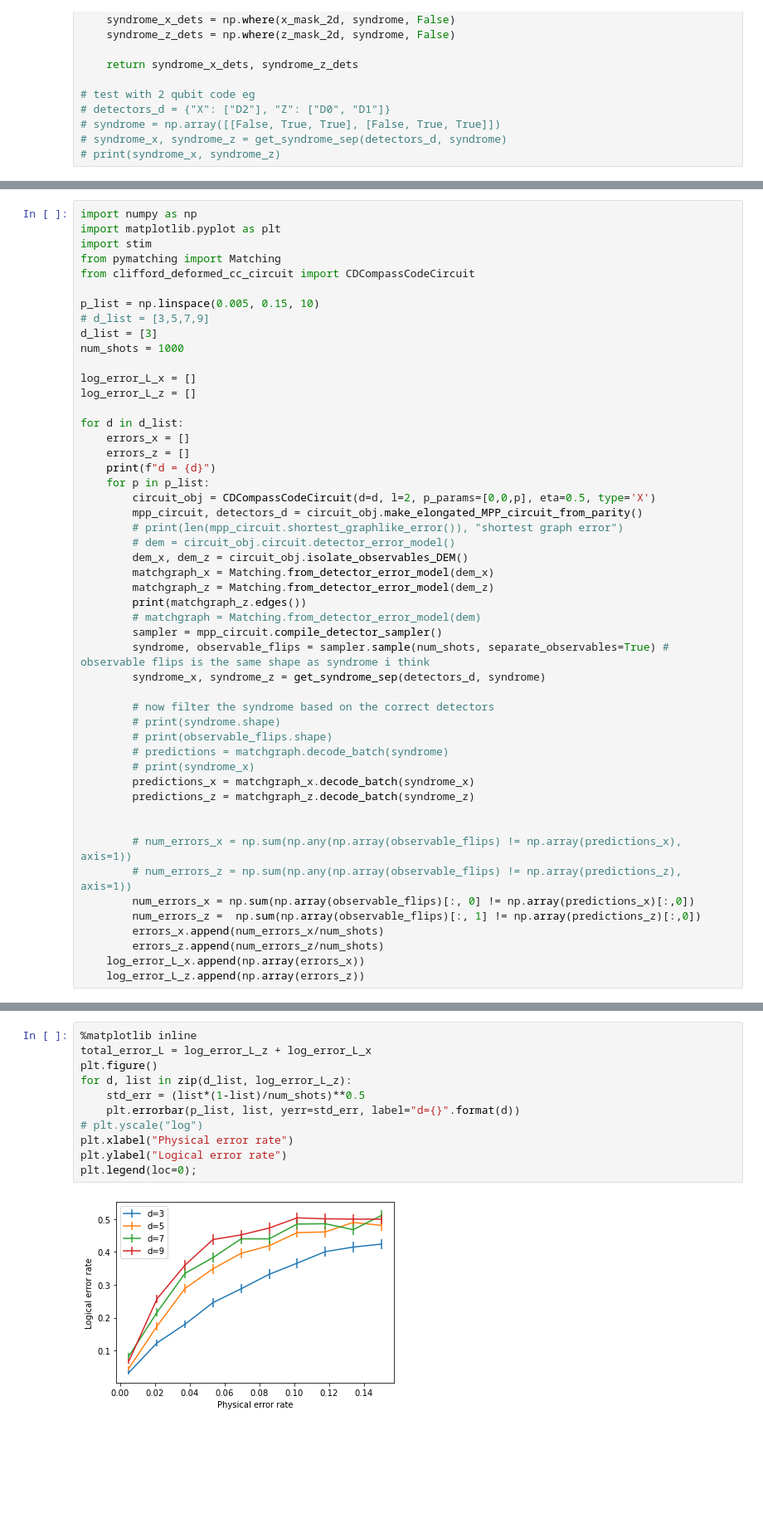
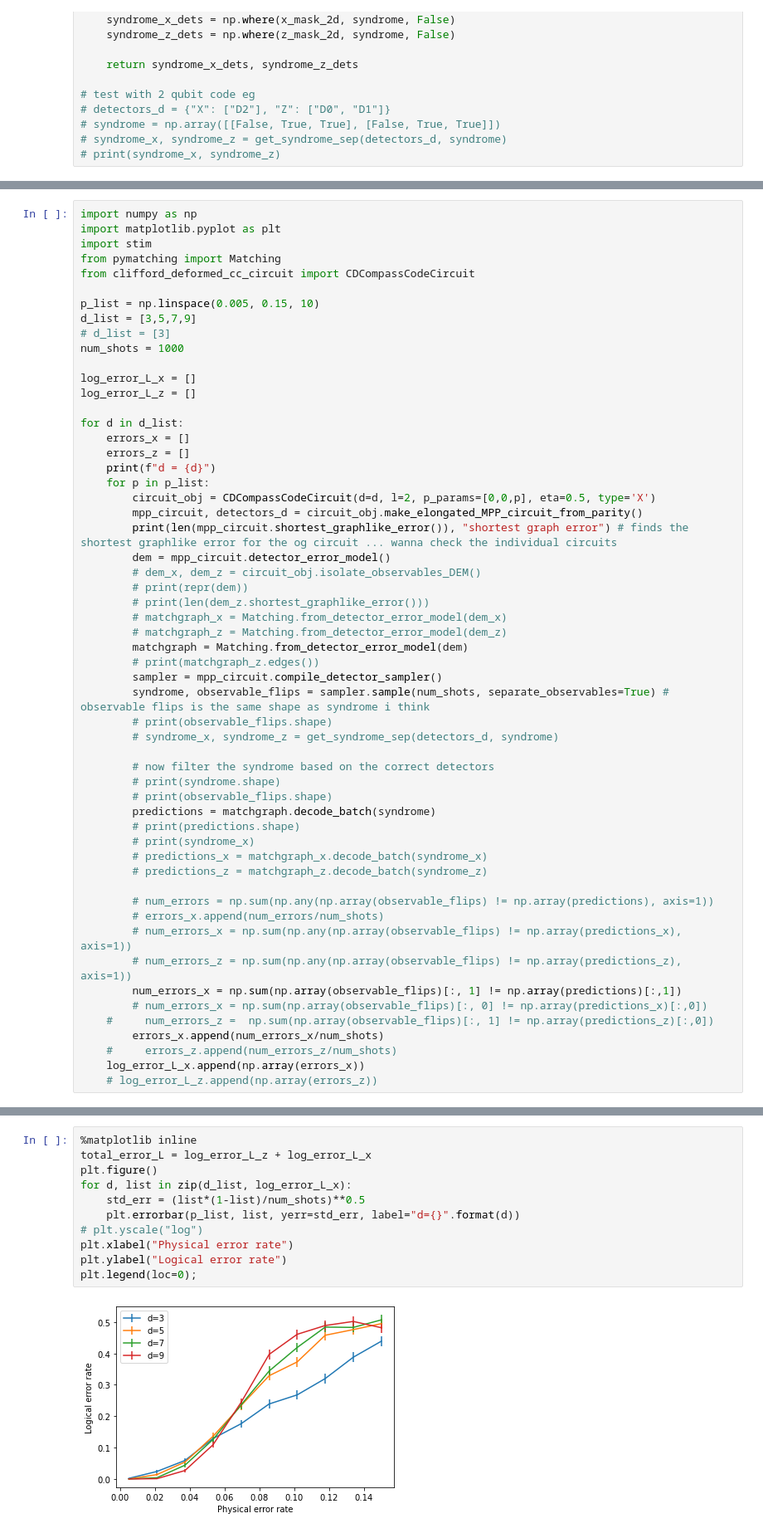
Before and after one commit to acatspirit/correlated_error_biased_noise, a Jupyter notebook: surface_code_circuit_scratch.ipynb, the cells around one changed output, grey strips where cells are left out. Shown at 83% size. Saved outputs shown, nothing was run; the diff lists cells and outputs as text; blank space fills up the shorter version.

```diff
--- a/surface_code_circuit_scratch.ipynb
+++ b/surface_code_circuit_scratch.ipynb
@@ -1458,8 +1455,8 @@ from pymatching import Matching
 from clifford_deformed_cc_circuit import CDCompassCodeCircuit
 
 p_list = np.linspace(0.005, 0.15, 10)
-# d_list = [3,5,7,9]
-d_list = [3]
+d_list = [3,5,7,9]
+# d_list = [3]
 num_shots = 1000
 
 log_error_L_x = []
@@ -1472,33 +1469,39 @@ for d in d_list:
     for p in p_list:
         circuit_obj = CDCompassCodeCircuit(d=d, l=2, p_params=[0,0,p], eta=0.5, type='X')
         mpp_circuit, detectors_d = circuit_obj.make_elongated_MPP_circuit_from_parity()
-        # print(len(mpp_circuit.shortest_graphlike_error()), "shortest graph error")
-        # dem = circuit_obj.circuit.detector_error_model()
-        dem_x, dem_z = circuit_obj.isolate_observables_DEM()
-        matchgraph_x = Matching.from_detector_error_model(dem_x)
-        matchgraph_z = Matching.from_detector_error_model(dem_z)
-        print(matchgraph_z.edges())
-        # matchgraph = Matching.from_detector_error_model(dem)
+        print(len(mpp_circuit.shortest_graphlike_error()), "shortest graph error") # finds the shortest graphlike error for the og circuit ... wanna check the individual circuits
+        dem = mpp_circuit.detector_error_model()
+        # dem_x, dem_z = circuit_obj.isolate_observables_DEM()
+        # print(repr(dem))
+        # print(len(dem_z.shortest_graphlike_error()))
+        # matchgraph_x = Matching.from_detector_error_model(dem_x)
+        # matchgraph_z = Matching.from_detector_error_model(dem_z)
+        matchgraph = Matching.from_detector_error_model(dem)
+        # print(matchgraph_z.edges())
         sampler = mpp_circuit.compile_detector_sampler()
         syndrome, observable_flips = sampler.sample(num_shots, separate_observables=True) # observable flips is the same shape as syndrome i think
-        syndrome_x, syndrome_z = get_syndrome_sep(detectors_d, syndrome)
+        # print(observable_flips.shape)
+        # syndrome_x, syndrome_z = get_syndrome_sep(detectors_d, syndrome)
 
         # now filter the syndrome based on the correct detectors
         # print(syndrome.shape)
         # print(observable_flips.shape)
-        # predictions = matchgraph.decode_batch(syndrome)
+        predictions = matchgraph.decode_batch(syndrome)
+        # print(predictions.shape)
         # print(syndrome_x)
-        predictions_x = matchgraph_x.decode_batch(syndrome_x)
-        predictions_z = matchgraph_z.decode_batch(syndrome_z)
+        # predictions_x = matchgraph_x.decode_batch(syndrome_x)
+        # predictions_z = matchgraph_z.decode_batch(syndrome_z)
 
-
+        # num_errors = np.sum(np.any(np.array(observable_flips) != np.array(predictions), axis=1))
+        # errors_x.append(num_errors/num_shots)
         # num_errors_x = np.sum(np.any(np.array(observable_flips) != np.array(predictions_x), axis=1))
         # num_errors_z = np.sum(np.any(np.array(observable_flips) != np.array(predictions_z), axis=1))
-        num_errors_x = np.sum(np.array(observable_flips)[:, 0] != np.array(predictions_x)[:,0])
-        num_errors_z =  np.sum(np.array(observable_flips)[:, 1] != np.array(predictions_z)[:,0])
+        num_errors_x = np.sum(np.array(observable_flips)[:, 1] != np.array(predictions)[:,1])
+        # num_errors_x = np.sum(np.array(observable_flips)[:, 0] != np.array(predictions_x)[:,0])
+    #     num_errors_z =  np.sum(np.array(observable_flips)[:, 1] != np.array(predictions_z)[:,0])
         errors_x.append(num_errors_x/num_shots)
-        errors_z.append(num_errors_z/num_shots)
+    #     errors_z.append(num_errors_z/num_shots)
     log_error_L_x.append(np.array(errors_x))
-    log_error_L_z.append(np.array(errors_z))
+    # log_error_L_z.append(np.array(errors_z))
 # %% [output]
 d = 3
@@ -1521,13 +1524,13 @@ d = 5
 # %%
 %matplotlib inline
 total_error_L = log_error_L_z + log_error_L_x
 plt.figure()
-for d, list in zip(d_list, log_error_L_z):
+for d, list in zip(d_list, log_error_L_x):
     std_err = (list*(1-list)/num_shots)**0.5
     plt.errorbar(p_list, list, yerr=std_err, label="d={}".format(d))
 # plt.yscale("log")
 plt.xlabel("Physical error rate")
 plt.ylabel("Logical error rate")
 plt.legend(loc=0);
 # %% [output]
-[figure, old version]
+[figure, new version]
```
Also changed, not shown: parts of 4 cells of this notebook, 1 other file.
